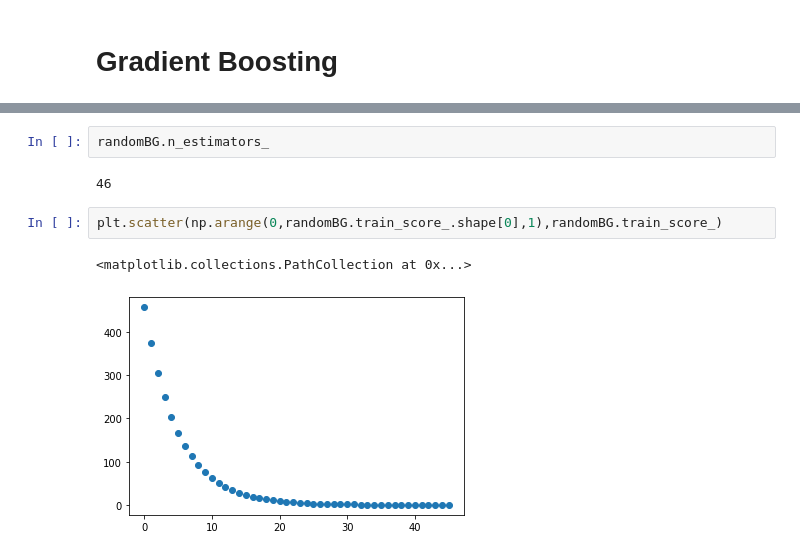
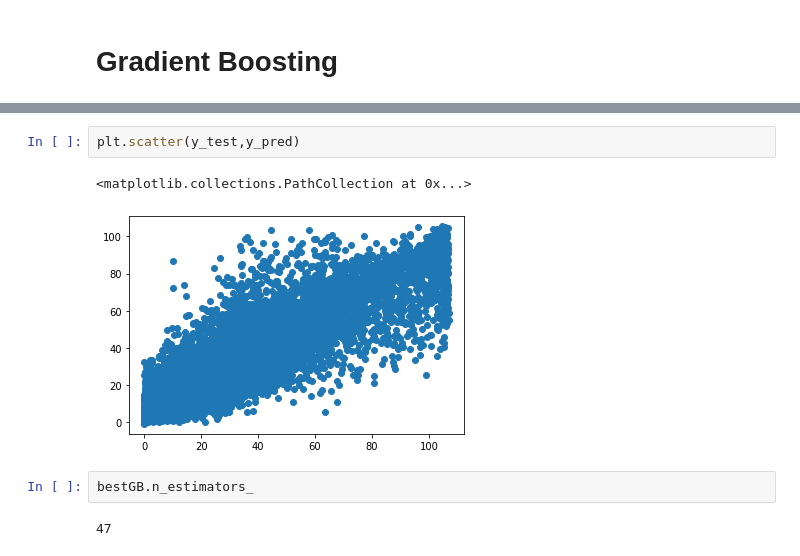
Before and after one commit to davemlz/Master_of_DataScience, a Jupyter notebook: TFM/depth_LR.ipynb, the cells around one changed output, grey strips where cells are left out. Cells and saved outputs as stored; diff of their text form.

```diff
--- a/TFM/depth_LR.ipynb
+++ b/TFM/depth_LR.ipynb
@@ -286,9 +356,9 @@ Grado = R2: 0.92, RMSE 4.410
+# %%
+plt.scatter(y_test,y_pred)
+# %% [output]
+<matplotlib.collections.PathCollection at 0x...>
+[figure, added]
 # %%
-randomBG.n_estimators_
+bestGB.n_estimators_
 # %% [output]
-46
+47
-# %%
-plt.scatter(np.arange(0,randomBG.train_score_.shape[0],1),randomBG.train_score_)
-# %% [output]
-<matplotlib.collections.PathCollection at 0x...>
-[figure, removed]
```
Also changed, not shown: parts of 17 cells of this notebook.
